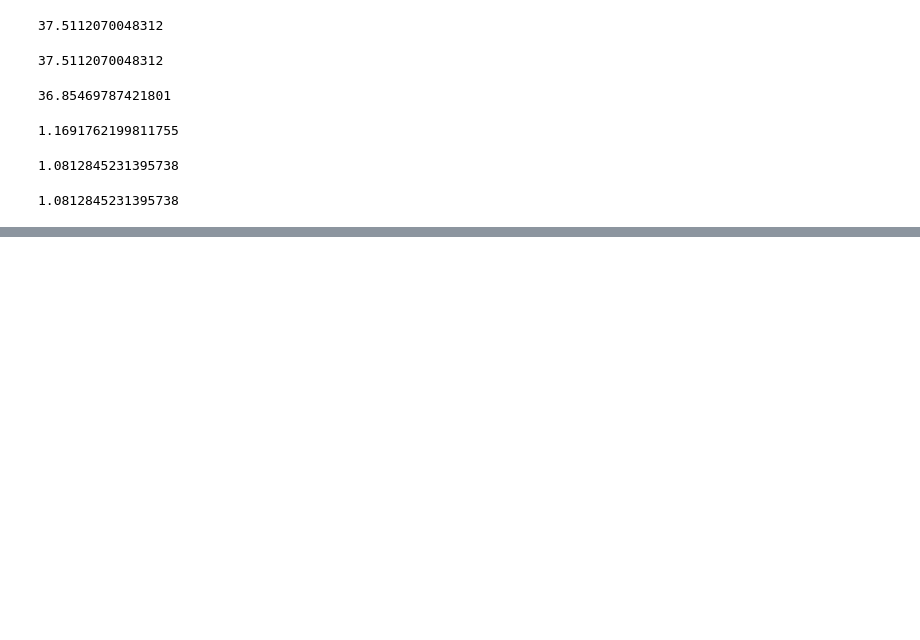
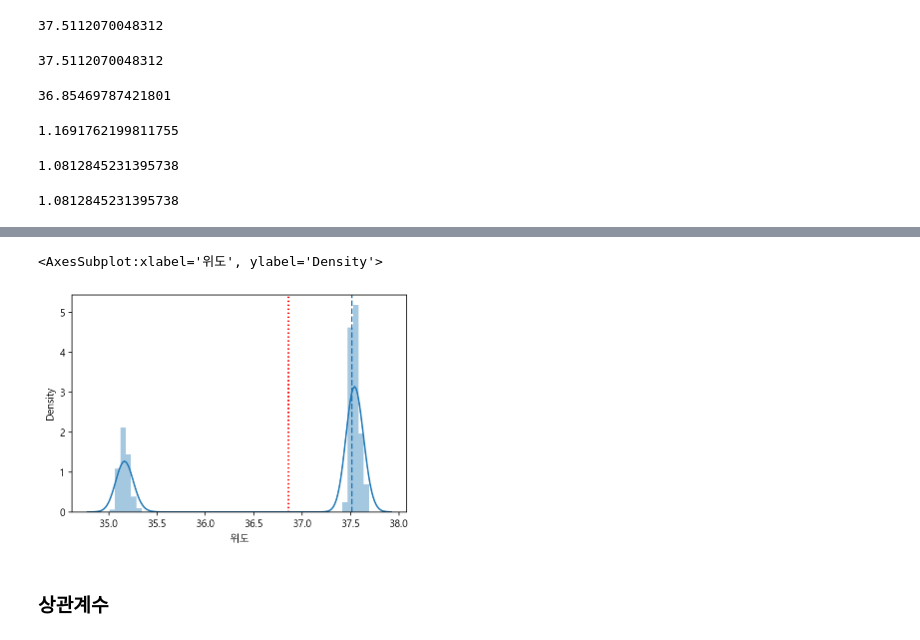
Before and after one commit to pmj3590/inflearn_opendata, a Jupyter notebook: store.ipynb, the cells around one changed output, grey strips where cells are left out. Saved outputs shown, nothing was run; the diff lists cells and outputs as text; code cells hidden in the pictures; blank space fills up the shorter version.

```diff
--- a/store.ipynb
+++ b/store.ipynb
@@ -556,0 +571,10 @@ df["위도"].std()
+# %%
+#위도의 평균, 중앙갑을 표현하고 color로 선 색상을 넣고 linestyle을 이용해 점선으로 표시
+plt.axvline(df["위도"].mean(), linestyle=":", color="r")
+plt.axvline(df["위도"].median(), linestyle="--")
+sns.distplot(df["위도"])
+# %% [output]
+<AxesSubplot:xlabel='위도', ylabel='Density'>
+[figure, added]
+# %% [markdown]
+### 상관계수
```
Also changed, not shown: parts of 20 cells of this notebook.
